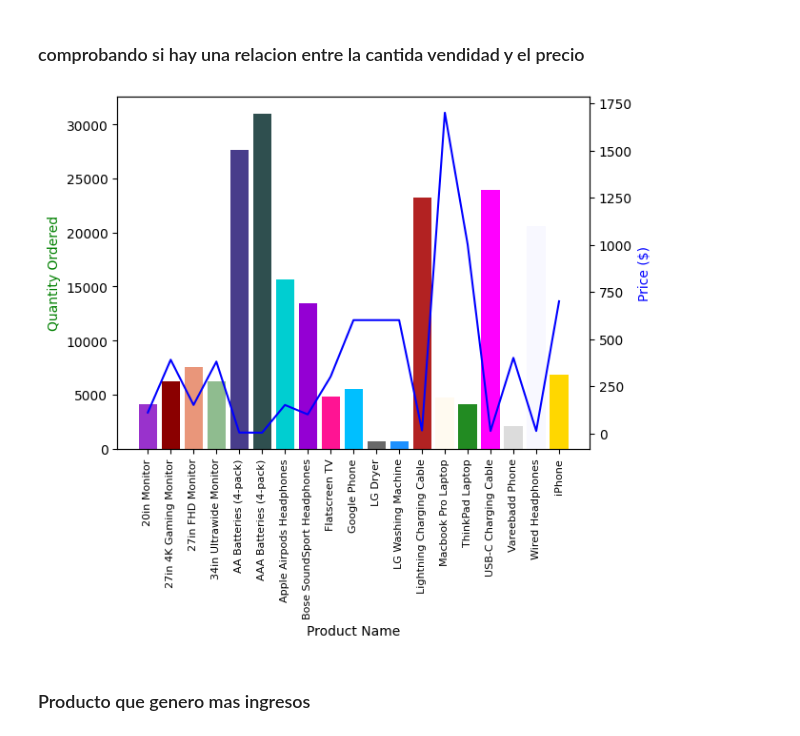
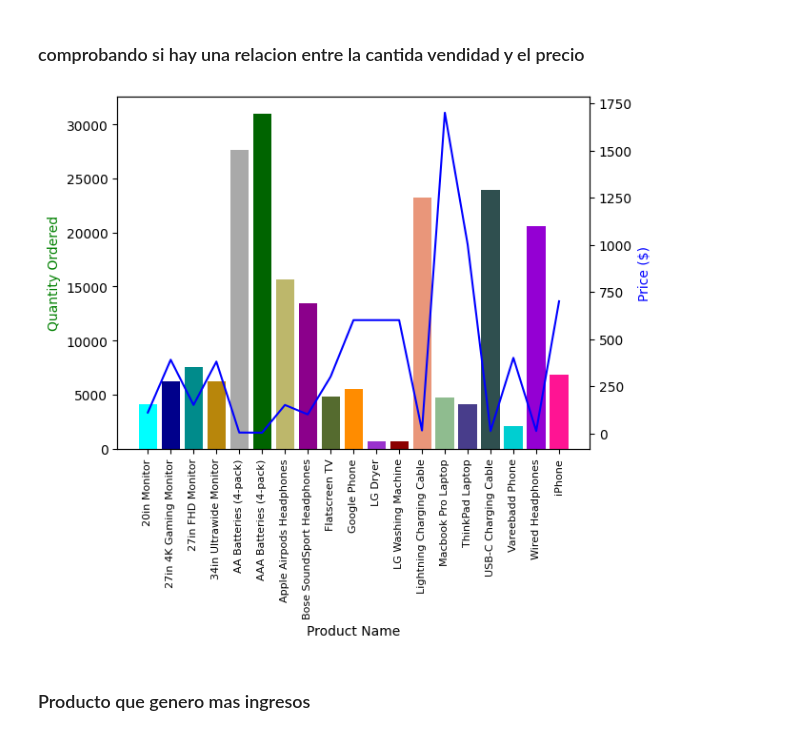
Before and after one commit to jhonthe77/Sales_Data, a Jupyter notebook: sales.ipynb, the cells around one changed output. Drawn from its saved outputs; the diff is of its cells as text; code cells hidden in the pictures.

Commit message:
colors

```diff
--- a/sales.ipynb
+++ b/sales.ipynb
@@ -192,22 +192,22 @@ plt.show()
 # %%
 # Referenced: https://stackoverflow.com/questions/14762181/adding-a-y-axis-label-to-secondary-y-axis-in-matplotlib
 
 prices = all_sales.groupby('Product').mean()['Price Each']
 
 fig, ax1 = plt.subplots()
 
 ax2 = ax1.twinx()
-ax1.bar(key, Quantity, color=colores[30:])
+ax1.bar(key, Quantity, color=colores[20:])
 ax2.plot(key, prices, color='b')
 
 ax1.set_xlabel('Product Name')
 ax1.set_ylabel('Quantity Ordered', color='g')
 ax2.set_ylabel('Price ($)', color='b')
 ax1.set_xticklabels(key, rotation='vertical', size=8)
 
 fig.show()
 # %% [output]
-[figure, old version]
+[figure, new version]
 # %% [markdown]
 ### Producto que genero mas ingresos
 # %%
```
